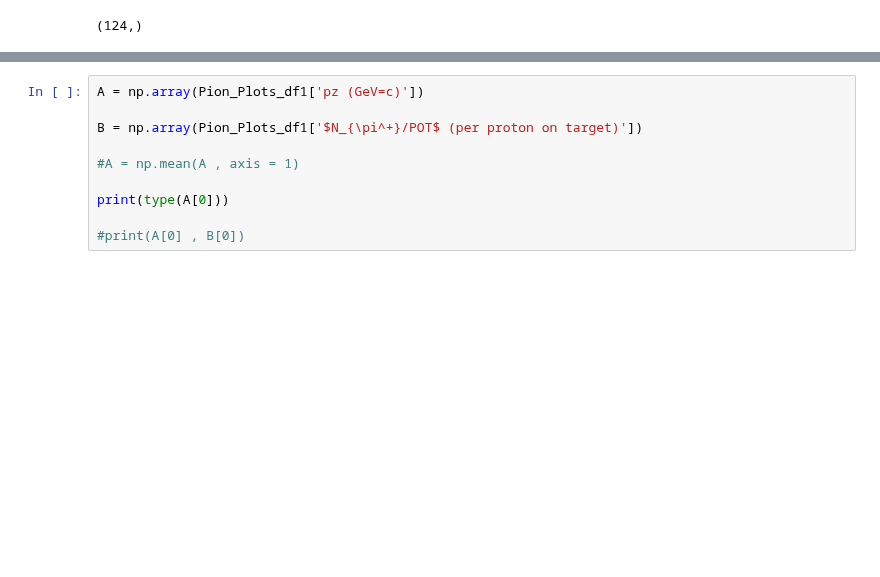
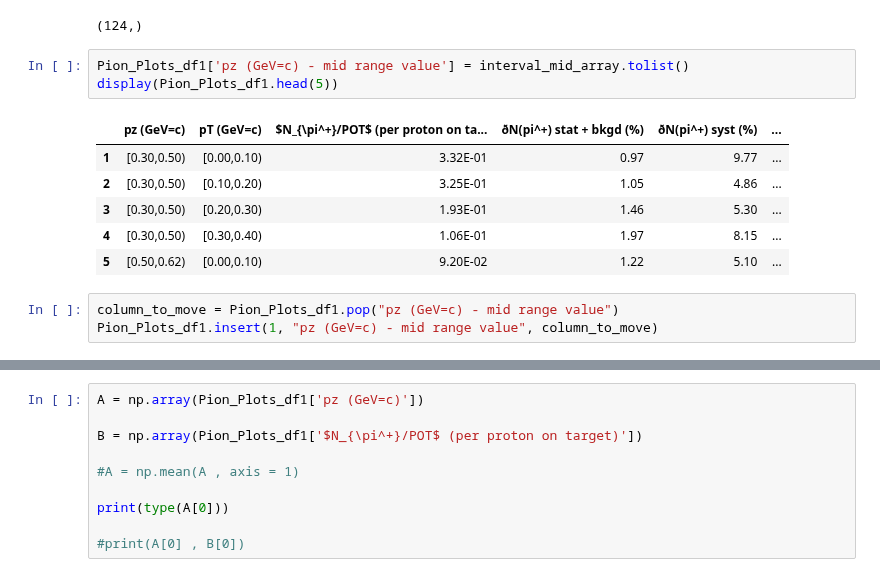
Before and after one commit to MrD0balina/Fourth-Year-Project---Neutrino-Oscillations, a Jupyter notebook: Week_6_Adding_Weighting_to_Pions_AND_establishing_the_exact_angular_offset_of_different_parts_of_the_detector.ipynb, the cells around one changed output, grey strips where cells are left out. Drawn from its saved outputs; the diff is of its cells as text; blank space fills up the shorter version.

```diff
--- a/Week_6_Adding_Weighting_to_Pions_AND_establishing_the_exact_angular_offset_of_different_parts_of_the_detector.ipynb
+++ b/Week_6_Adding_Weighting_to_Pions_AND_establishing_the_exact_angular_offset_of_different_parts_of_the_detector.ipynb
@@ -453,3 +447,16 @@ display(np.shape(Pion_Plots_df1['pz (GeV=c)']))
 # %% [output]
 (124,)
 (124,)
+# %%
+Pion_Plots_df1['pz (GeV=c) - mid range value'] = interval_mid_array.tolist()
+display(Pion_Plots_df1.head(5))
+# %% [output]
+|  | pz (GeV=c) | pT (GeV=c) | $N_{\pi^+}/POT$ (per proton on ta... | ðN(pi^+) stat + bkgd (%) | ðN(pi^+) syst (%) | ... |
+| 1 | [0.30,0.50) | [0.00,0.10) | 3.32E-01 | 0.97 | 9.77 | ... |
+| 2 | [0.30,0.50) | [0.10,0.20) | 3.25E-01 | 1.05 | 4.86 | ... |
+| 3 | [0.30,0.50) | [0.20,0.30) | 1.93E-01 | 1.46 | 5.30 | ... |
+| 4 | [0.30,0.50) | [0.30,0.40) | 1.06E-01 | 1.97 | 8.15 | ... |
+| 5 | [0.50,0.62) | [0.00,0.10) | 9.20E-02 | 1.22 | 5.10 | ... |
+# %%
+column_to_move = Pion_Plots_df1.pop("pz (GeV=c) - mid range value")
+Pion_Plots_df1.insert(1, "pz (GeV=c) - mid range value", column_to_move)
```
Also changed, not shown: parts of 10 cells of this notebook.
